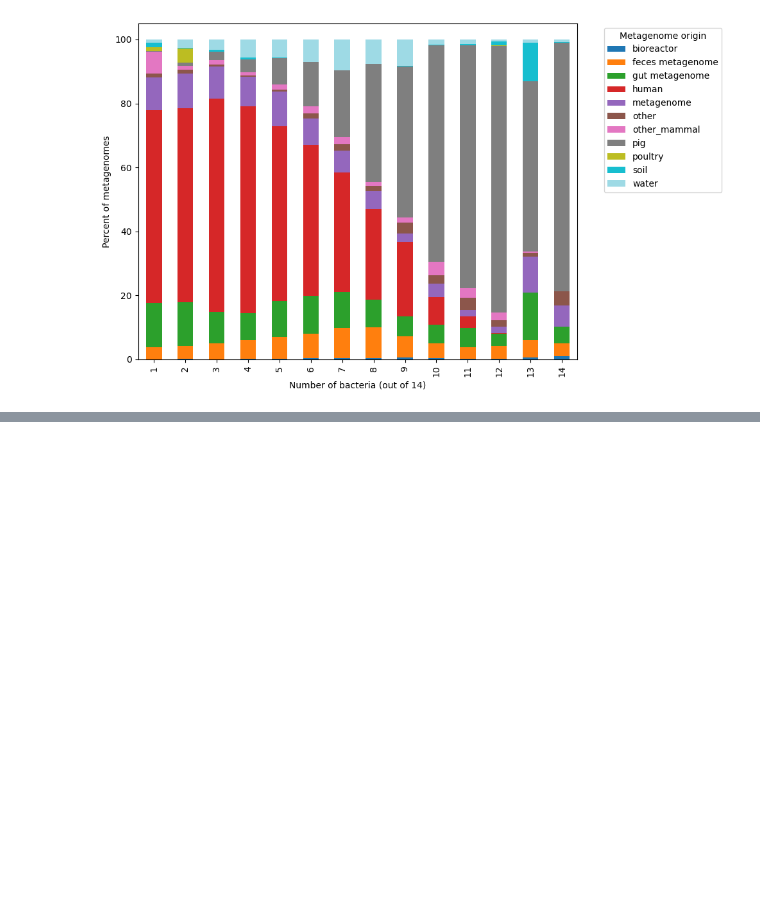
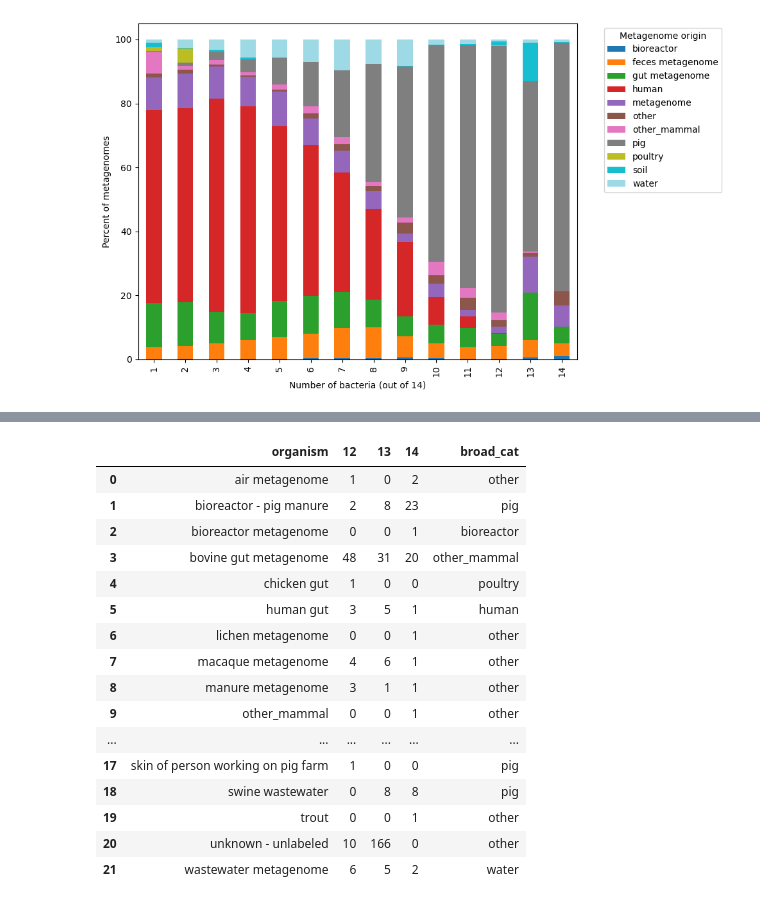
Before and after one commit to AnneliektH/2025-pig-binning-plots, a Jupyter notebook: notebooks/251001_branchwater.ipynb, the cells around one changed output, grey strips where cells are left out. Cells and saved outputs as stored; diff of their text form; code cells hidden in the pictures; blank space fills up the shorter version.

```diff
--- a/notebooks/251001_branchwater.ipynb
+++ b/notebooks/251001_branchwater.ipynb
@@ -189,0 +178,2 @@ df['broad_cat'] = df['organism'].apply(get_broad_cat)
+# %%
+df = pd.read_csv('../../2025-pig-binning-paper/250830-branchwater/251002_samples_over11.csv')
@@ -189,0 +188,13 @@ df['broad_cat'] = df['organism'].apply(get_broad_cat)
+# %%
+
+# Keep only the columns we care about
+df_sub = df[['metag_count', 'organism']]
+
+# Drop rows where metag_count is 0, if needed
+df_sub = df_sub[df_sub['metag_count'] != 0]
+
+# Use pd.crosstab to get counts
+df_pivot = pd.crosstab(df_sub['organism'], df_sub['metag_count']).reset_index()
+
+# Optional: rename columns nicely
+df_pivot.columns = ['organism'] + [str(col) for col in df_pivot.columns[1:]]
@@ -190 +221,46 @@ df['broad_cat'] = df['organism'].apply(get_broad_cat)
+# %%
+category_map = {
+    'human': ['human', 'homo', 'sapiens'],
+    'pig': ['pig', 'sus', 'scrofa', 'swine'],
+    'other_mammal': ['cow', 'bovine', 'bos','musculus', 'mouse', 'rat','canine', 'feline'],
+    'poultry':['chicken', 'poultry', 'gallus'],
+    'soil':['sediment', 'soil', 'sludge', 'wetland', 'bog'],
+    'bioreactor': ['bioreactor'],
+    'water':['water', 'marine']}
+
+
+# Function to assign category based on keywords
+def get_broad_cat(organism):
+    for cat, keywords in category_map.items():
+        if any(keyword.lower() in str(organism).lower() for keyword in keywords):
+            return cat
+    return 'other'  # default if no keywords match
+
+
+df_pivot['broad_cat'] = df_pivot['organism'].apply(get_broad_cat)
+df_pivot.loc[df_pivot['organism'].str.lower() == 'metagenome', 'broad_cat'] = 'metagenome'
+df_pivot.loc[df_pivot['organism'].str.lower() == 'gut metagenome', 'broad_cat'] = 'gut metagenome'
+df_pivot.loc[df_pivot['organism'].str.lower() == 'feces metagenome', 'broad_cat'] = 'feces metagenome'
+# %%
+df_pivot.loc[df_pivot['organism'].str.lower() == ' pig gut metagenome', 'broad_cat'] = ' pig gut metagenome'
+# %%
+df_pivot
+# %% [output]
+|  | organism | 12 | 13 | 14 | broad_cat |
+| 0 | air metagenome | 1 | 0 | 2 | other |
+| 1 | bioreactor - pig manure | 2 | 8 | 23 | pig |
+| 2 | bioreactor metagenome | 0 | 0 | 1 | bioreactor |
+| 3 | bovine gut metagenome | 48 | 31 | 20 | other_mammal |
+| 4 | chicken gut | 1 | 0 | 0 | poultry |
+| 5 | human gut | 3 | 5 | 1 | human |
+| 6 | lichen metagenome | 0 | 0 | 1 | other |
+| 7 | macaque metagenome | 4 | 6 | 1 | other |
+| 8 | manure metagenome | 3 | 1 | 1 | other |
+| 9 | other_mammal | 0 | 0 | 1 | other |
+| ... | ... | ... | ... | ... | ... |
+| 17 | skin of person working on pig farm | 1 | 0 | 0 | pig |
+| 18 | swine wastewater | 0 | 8 | 8 | pig |
+| 19 | trout | 0 | 0 | 1 | other |
+| 20 | unknown - unlabeled | 10 | 166 | 0 | other |
+| 21 | wastewater metagenome | 6 | 5 | 2 | water |
 # %%
```
Also changed, not shown: parts of 13 cells of this notebook, 1 other file.
